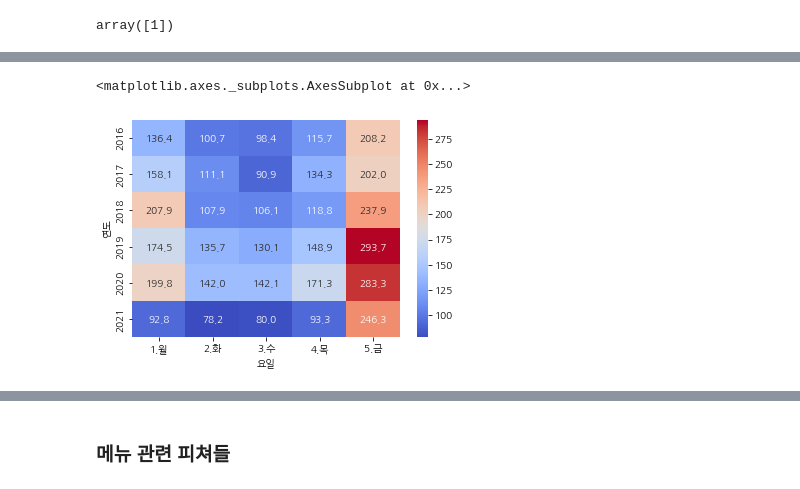
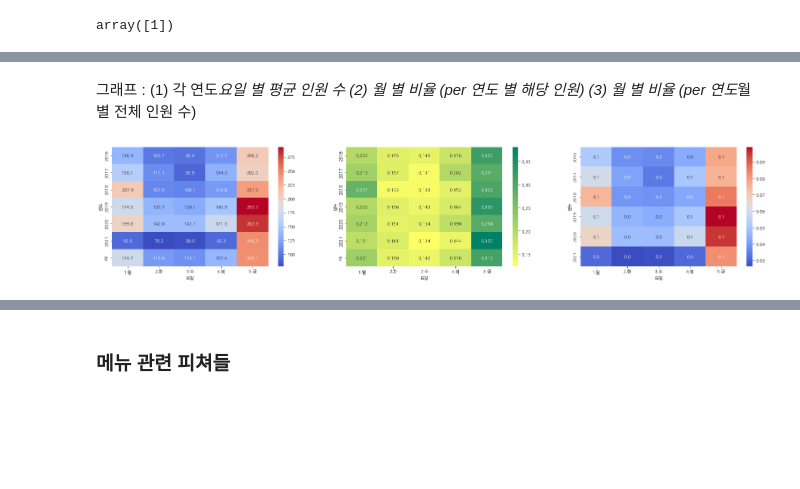
Before and after one commit to codelspak/Codelion_weekly_projects, a Jupyter notebook: WK28_W9_Mini_project__Kaggle_DL_Regression_구내식당_식수_인원_예측.ipynb, the cells around one changed output, grey strips where cells are left out. Drawn from its saved outputs; the diff is of its cells as text; code cells hidden in the pictures; blank space fills up the shorter version.

```diff
--- a/WK28_W9_Mini_project__Kaggle_DL_Regression_구내식당_식수_인원_예측.ipynb
+++ b/WK28_W9_Mini_project__Kaggle_DL_Regression_구내식당_식수_인원_예측.ipynb
@@ -285,6 +315,6 @@ pd.crosstab(index = train.연도, columns = train.월, values = train.석식계,
 # %%
 # 날짜 관련 파생변수 생성2 : 계절 - 얘는 샘플 수 보다는, 근무 인원 대비 중식계/석식계 숫자 분포에 영향을 미치는 피처가 될 듯
-dict_season = {'01':'겨울', '02':'겨울', '03':'봄', '04':'봄', '05':'봄', '06':'여름', '07':'여름', '08':'여름', '09':'가을', '10':'가을', '11':'가을', '12':'겨울', }
+dict_season = {'01':'1. 겨울', '02':'1. 겨울', '03':'2. 봄', '04':'2. 봄', '05':'2. 봄', '06':'3. 여름', '07':'3. 여름', '08':'3. 여름', '09':'4. 가을', '10':'4. 가을', '11':'4. 가을', '12':'5. 겨울', }
 train['계절'] = train.월.map(lambda x : dict_season[x])
-train.iloc[:3, -4:]
+train.iloc[:3, :-4]
 # %% [output]
@@ -340,8 +381,44 @@ train.head(3)
+# %%
+def heatmap_by_day_value_and_ratio(df,index_col_name, columns_col_name, values_col_name, index_order):
+    # 과학적 표기법 제거
+    pd.options.display.float_format = '{:.2f}'.format
+    # 연도*월 별 본사정원수 total
+    df_staff_by_year = df.groupby([columns_col_name, index_col_name])['본사정원수'].sum().unstack().fillna(0).rename(columns = index_order)
+
+    # temp_sum : ratio, temp_mean : value
+    ratio_table = pd.crosstab(index = df[index_col_name], columns = df[columns_col_name], values = df[values_col_name],
+                              aggfunc = 'sum', margins = True ).round(1).rename(index = index_order).sort_index(ascending = True).T
+    no_table = pd.crosstab(index = df[index_col_name], columns = df[columns_col_name], values = df[values_col_name],
+                           aggfunc = 'mean', margins = True ).round(1).rename(index = index_order).sort_index(ascending = True).T
+    ratio_by_staff = ratio_table.copy()
+
+    # 연도 * 월 별 value
+    plt.subplots(1,3, figsize = (27,5))
+    plt.subplot(1,3,1)
+    sns.heatmap(no_table.iloc[:, :-1], cmap = 'coolwarm', annot = True, fmt = ',.1f')
+    # 연도 별 전체 value값 대비, 월 별 비율
+    for index in ratio_table.index.tolist():
+        ratio_table.loc[index] = ratio_table.loc[index]/float(ratio_table.loc[index, 'All'])
+
+    plt.subplot(1,3,2)
+    sns.heatmap(ratio_table.iloc[:, :-1], cmap = 'summer_r', annot = True, fmt = ',.3f')
+    # 연도 * 월 별 전체 인원 대비, value값의 비율
+    ratio_by_staff = ratio_by_staff.iloc[:-1, :-1]
+    for year in ratio_by_staff.index.tolist():
+        for day in ratio_by_staff.columns.tolist():
+            no_staff = int(df_staff_by_year.loc[year, day])
+            ratio_by_staff.loc[year, day] = ratio_by_staff.loc[year, day]/no_staff
+    ratio_table = ratio_table*100
+    plt.subplot(1,3,3)
+    sns.heatmap(ratio_by_staff, cmap = 'coolwarm', annot = True, fmt = ',.1f')
+# %% [markdown]
+그래프 :
+(1) 각 연도*요일 별 평균 인원 수
+(2) 월 별 비율 (per 연도 별 해당 인원)
+(3) 월 별 비율 (per 연도*월 별 전체 인원 수)
 # %%
 # 본사휴가자수 (-)
-no_off = pd.crosstab(index = train.요일, columns = train.연도, values = train.본사휴가자수,
-                     aggfunc = 'mean', ).round(1).rename(index = {'월':'1.월', '화':'2.화', '수':'3.수', '목':'4.목', '금':'5.금'}).sort_index(ascending = True).T
-sns.heatmap(no_off, cmap = 'coolwarm', annot = True, fmt = ',.1f')
+index_order = {'월':'1.월', '화':'2.화', '수':'3.수', '목':'4.목', '금':'5.금'}
+heatmap_by_day_value_and_ratio(train,'요일', '연도', '본사휴가자수', index_order)
 # %% [output]
-<matplotlib.axes._subplots.AxesSubplot at 0x...>
-[figure, old version]
+[figure, new version]
```
Also changed, not shown: parts of 144 cells of this notebook.
